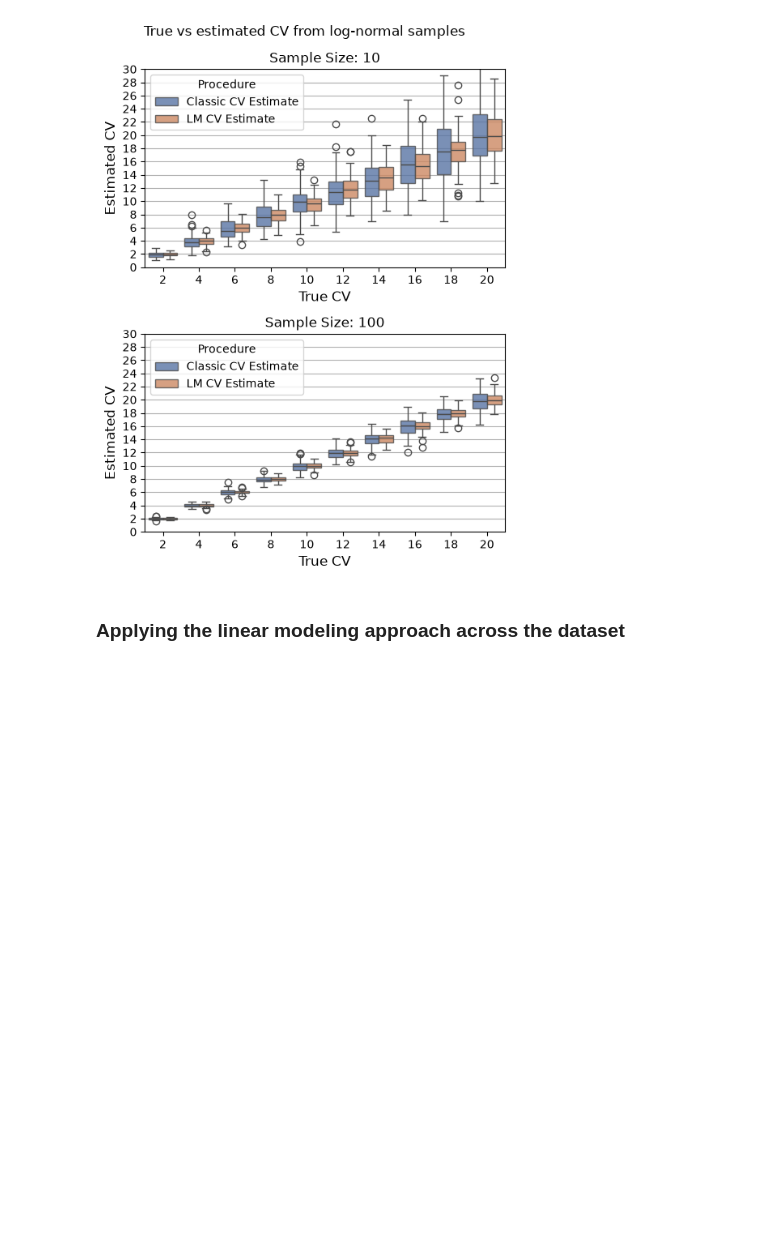
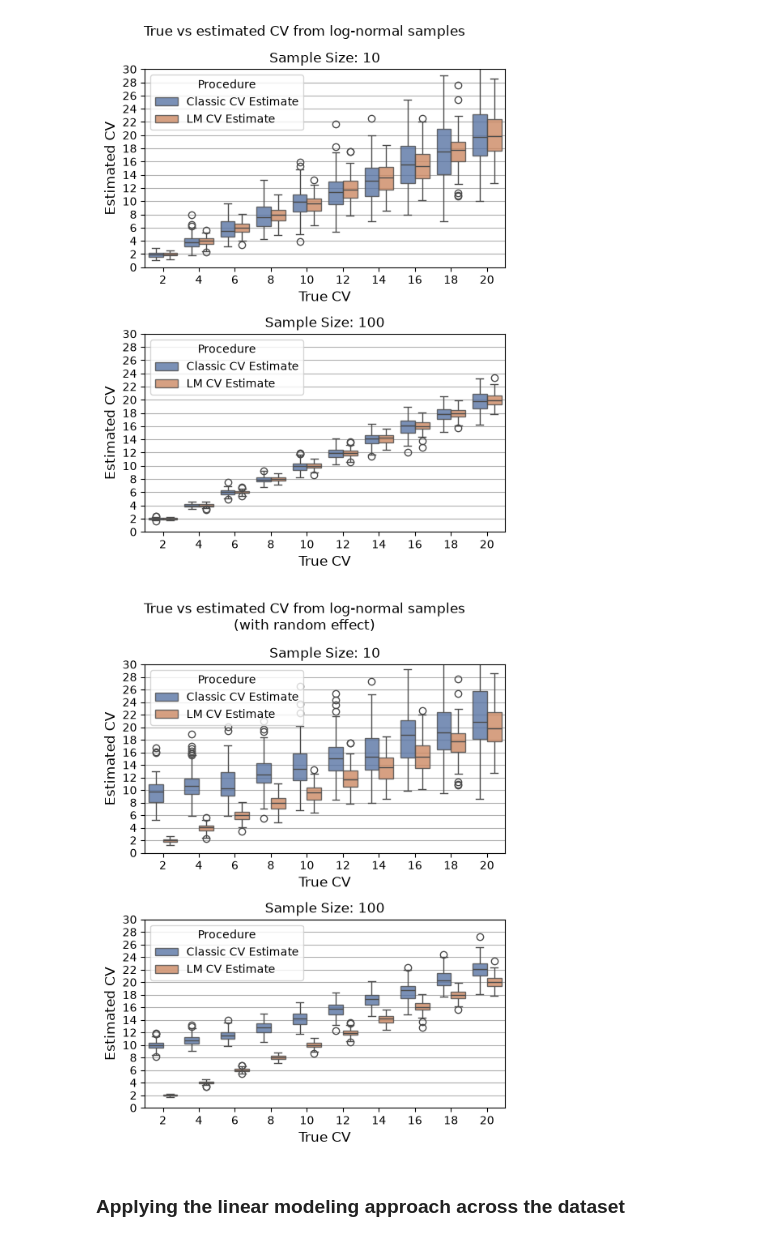
Before and after one commit to AnthonyOfSeattle/affinity-proteomics-notebook, a Jupyter notebook: work/2026_10_16_cv_through_linear_modeling.ipynb, the cells around one changed output. Cells and saved outputs as stored; diff of their text form; code cells hidden in the pictures; blank space fills up the shorter version.

Commit message:
Finalize Monte Carlo simulation

```diff
--- a/work/2026_10_16_cv_through_linear_modeling.ipynb
+++ b/work/2026_10_16_cv_through_linear_modeling.ipynb
@@ -195,6 +195,76 @@ plt.savefig("../results/2026_10_16_cv_through_linear_modeling/cv_estimate_simula
 plt.show()
 # %% [output]
 [figure]
+# %%
+np.random.seed(0)
+results = run_simulation(
+    base_mean = 10,
+    random_effect_std = 0.1,
+    cv_sequence=np.arange(2, 21, 2),
+    size_sequence=[10, 100],
+    repetitions=100
+)
+# %%
+to_plot = results.melt(
+    id_vars=["cv", "size"],
+    var_name="statistic"
+).join(
+    pd.Series(
+        ["Classic CV Estimate", "LM CV Estimate"],
+        index = ["cv_est_classic", "cv_est_lm"],
+        name = "Procedure"
+    ),
+    on = "statistic"
+)
+
+g = sns.FacetGrid(
+    to_plot,
+    row="size",
+    height = 3.5,
+    aspect = 1.5,
+    sharex = False,
+    despine = False
+)
+
+sns.boxplot(
+    x = "cv",
+    y = "value",
+    hue = "Procedure",
+    palette = "deep",
+    dodge = True,
+    data = to_plot[to_plot["size"] == 10],
+    boxprops=dict(alpha=.8),
+    ax = g.axes[0][0]
+)
+
+sns.boxplot(
+    x = "cv",
+    y = "value",
+    hue = "Procedure",
+    palette = "deep",
+    dodge = True,
+    data = to_plot[to_plot["size"] == 100],
+    boxprops=dict(alpha=.8),
+    ax = g.axes[1][0]
+)
+
+plt.yticks(np.arange(0, 32, 2))
+plt.ylim(0, 30)
+g.axes[0][0].grid(axis = "y")
+g.axes[1][0].grid(axis = "y")
+
+[g.axes[i][0].set_xlabel("True CV", fontsize = 12) for i in range(2)]
+[g.axes[i][0].set_ylabel("Estimated CV", fontsize = 12) for i in range(2)]
+
+g.set_titles(row_template="Sample Size: {row_name}", size = 12)
+g.fig.suptitle("True vs estimated CV from log-normal samples\n(with random effect)", fontsize=12)
+g.fig.subplots_adjust(top=0.9)
+
+plt.tight_layout()
+plt.savefig("../results/2026_10_16_cv_through_linear_modeling/cv_estimate_simulation_with_random_effect.svg")
+plt.show()
+# %% [output]
+[figure, added]
 # %% [markdown]
 ### Applying the linear modeling approach across the dataset
 # %%
```
Also changed, not shown: 1 other file.
